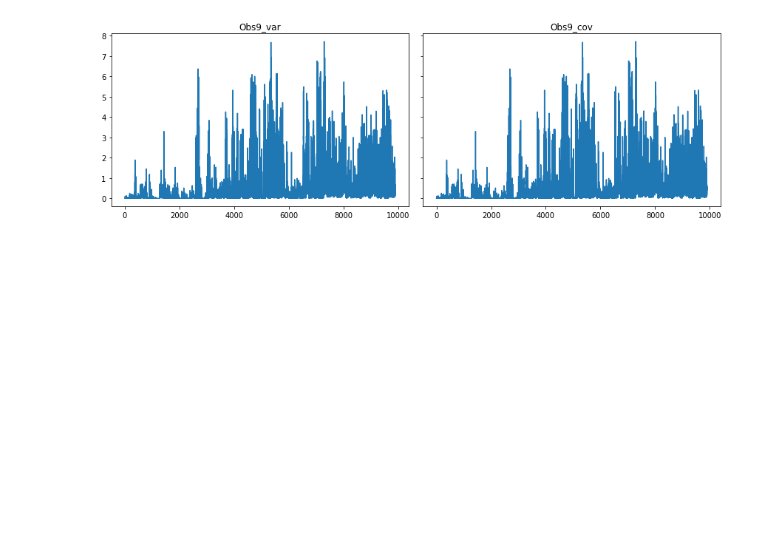
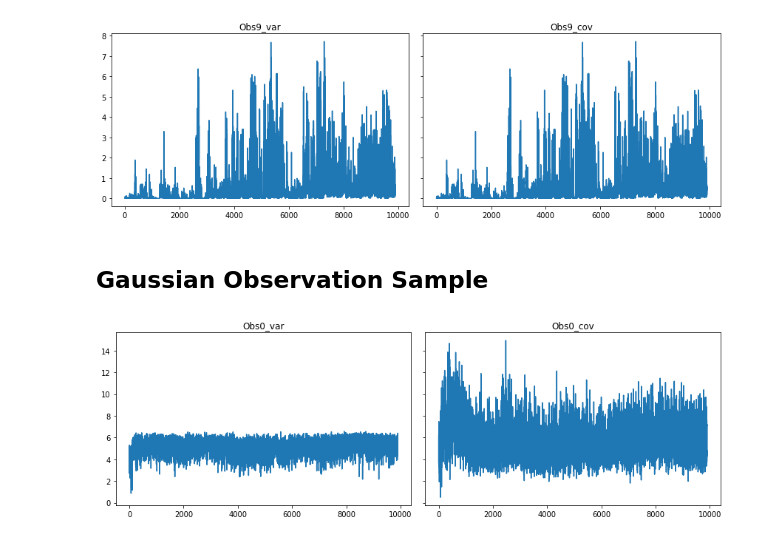
Before and after one commit to LinghengMeng/spinningup, a Jupyter notebook: spinup/experiment_notes/Investigate_Uncertainty_Change.ipynb, the cells around one changed output. Drawn from its saved outputs; the diff is of its cells as text; code cells hidden in the pictures; blank space fills up the shorter version.

```diff
--- a/spinup/experiment_notes/Investigate_Uncertainty_Change.ipynb
+++ b/spinup/experiment_notes/Investigate_Uncertainty_Change.ipynb
@@ -149,3 +181,25 @@ for i in range(10):
 [figure]
 [figure]
 [figure]
+# %% [markdown]
+## Gaussian Observation Sample
+# %%
+
+data_path = r"C:\Users\pc-admin\Github Repos\spinningup\data\2019-04-09_ud3_GOS_Unc\2019-04-09_00-52-59-ud3_GOS_Unc_s3\obs_sample_uncertainty.txt"
+data_df = pd.read_csv(data_path,  sep='\t')
+
+for i in range(10):
+#     fig, ax = plt.subplots()
+    f, (ax1, ax2) = plt.subplots(1, 2, figsize=(12,4) ,sharey=True)
+    ax1.plot(np.arange(data_df.shape[0]), data_df['Obs{}_var'.format(i)])
+    ax1.set_title('Obs{}_var'.format(i))
+
+    ax2.plot(np.arange(data_df.shape[0]), data_df['Obs{}_cov'.format(i)])
+    ax2.set_title('Obs{}_cov'.format(i))
+
+    plt.tight_layout()
+
+
+### UD3: no_delay_train + no_start_steps
+# %% [output]
+[figure, added]
```
Also changed, not shown: parts of 6 cells of this notebook, 34 other files.
